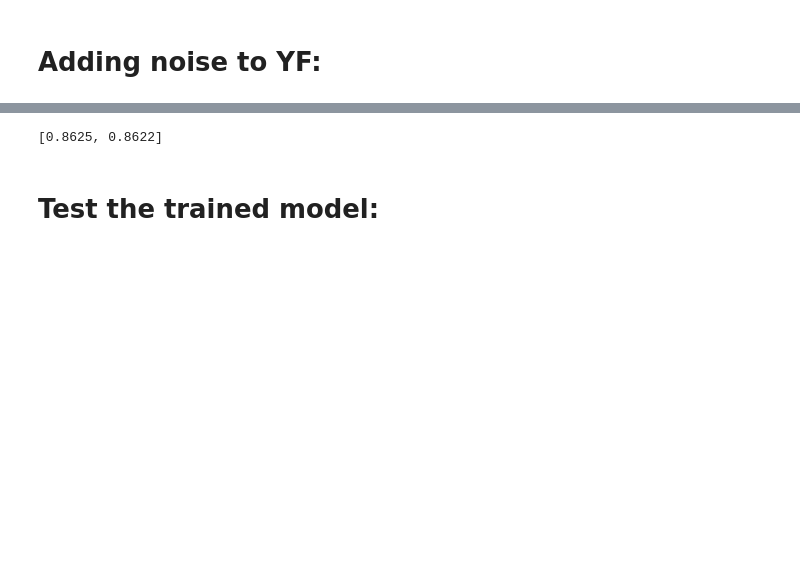
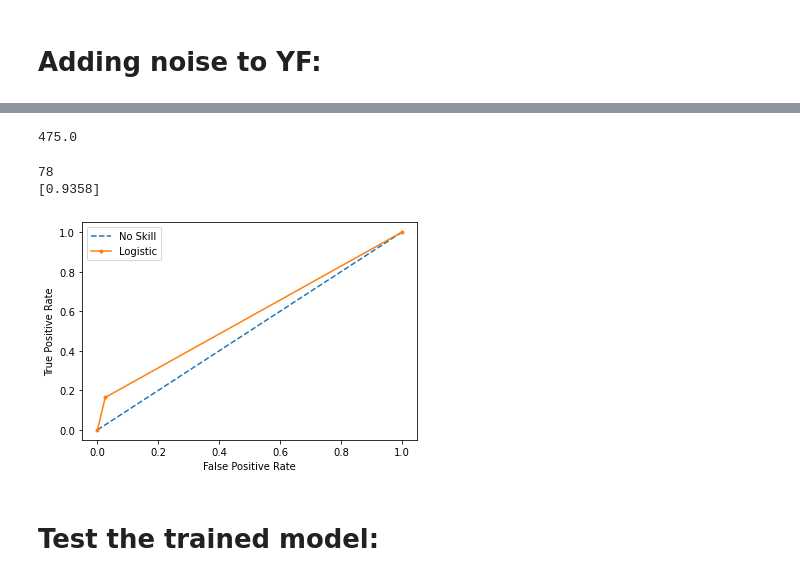
Before and after one commit to zhrprjct/zahra, a Jupyter notebook: Gibbs_Covid_Project_For_Family_Test_Results-Copy1.ipynb, the cells around one changed output, grey strips where cells are left out. Saved outputs shown, nothing was run; the diff lists cells and outputs as text; code cells hidden in the pictures; blank space fills up the shorter version.

```diff
--- a/Gibbs_Covid_Project_For_Family_Test_Results-Copy1.ipynb
+++ b/Gibbs_Covid_Project_For_Family_Test_Results-Copy1.ipynb
@@ -187,7 +209,7 @@ def Params(R,G,F,X,n,T,Y,param):
 # Functions to sample from beta distribution
 # %%
 def Sample_alpha(a_alpha, b_alpha):
-    for i in beta.rvs(a_alpha, b_alpha, size=10000):
+    for i in beta.rvs(a_alpha, b_alpha, size=20000):
         print("0",i,a_beta,b_beta)
         if (i>0.001)&(i<0.2):
             alpha_=round(i,3)
@@ -444,6 +466,6 @@ array([0.005 , 0.0124, 0.0188, 0.222 , 0.027 , 0.986 ])
 # %%
 # Generate synthetic data,G ,Y:
-n,T,y=100,100,10
+n,T,y=100,100,5
 number_families=33
 synthetic_data=Synthetic_Data(n,T,y,params,number_families)
 G,YF,X_true,Family =synthetic_data[0],synthetic_data[1],synthetic_data[2],synthetic_data[3]
@@ -472,6 +494,6 @@ for i in range(n):
         if unique_rows[j,i]==1:
             Y[i,:]=YF[j,:]
 # %%
-U=2
-K=2
-J=2
+U=1
+K=40
+J=1
@@ -501,7 +519,7 @@ def Gibbs_train(hyper_params,T,n,G,F,Y,U,K,J):
         params=initialize_parameters(hyper_params)
         print(params)
         X=Forward_Sampling(T,n,G,F,params)
-        print("Forward_Sampling",j,"\n","\n",X)
+        print("Forward_Sampling",j,"\n","\n")
         print("Start Gibbs Sampling:")
         mylist=[]
         accuracy=[]
@@ -511,14 +529,22 @@ def Gibbs_train(hyper_params,T,n,G,F,Y,U,K,J):
             now = datetime.now()
             current_time = now.strftime("%H:%M:%S")
             print("Current Time is :", current_time)
-            X=Calculate_X(K,T,X,G,F,Y,params)
+            cal=Calculate_X(K,T,X,G,F,Y,params)
+            X=cal[0]
             R=R_(G,X,params)
-            prm=Params(R,G,F,X,n,T,Y,params)
+            prm=Params(R,G,F,X,n,T,Y,hyper_params)
             params=prm[0]
             R=prm[1]
+        label="Sample:"+str(j)
+        iteration=cal[1]
+        Accuracy=cal[2]
+        pos_probs=cal[3]
+        plt.figure()
+        plt.plot(iteration,Accuracy ,label=label)
+        plt.legend()
         XX.append(X)
         now = datetime.now()
         current_time = now.strftime("%H:%M:%S")
         print("Current Time is :", current_time)
     winsound.Beep(freq, duration)
-    return params, np.array(XX)
+    return params, np.array(XX) ,pos_probs
@@ -547,12 +586,34 @@ trained_params=Train[0]
+# %%
+np.sum(X_true)
+# %% [output]
+475.0
 # %%
 %store -r X_true
 accuracy=[]
 for j in range(J):
     X=Train[1][j]
     accuracy.append(Accuracy_(X,X_true))
+    print(np.count_nonzero(np.multiply(X,X_true)))
 print(accuracy)
 # %% [output]
-[0.8625, 0.8622]
+78
+[0.9358]
+# %%
+from matplotlib import pyplot
+pyplot.plot([0, 1], [0, 1], linestyle='--', label='No Skill')
+# calculate roc curve for model
+fpr, tpr, _ = roc_curve(np.hstack(X_true), np.hstack(X))
+# plot model roc curve
+pyplot.plot(fpr, tpr, marker='.', label='Logistic')
+# axis labels
+pyplot.xlabel('False Positive Rate')
+pyplot.ylabel('True Positive Rate')
+# show the legend
+pyplot.legend()
+# show the plot
+pyplot.show()
+# %% [output]
+[figure, added]
 # %% [markdown]
 # Test the trained model:
 # %%
```
Also changed, not shown: parts of 39 cells of this notebook.
